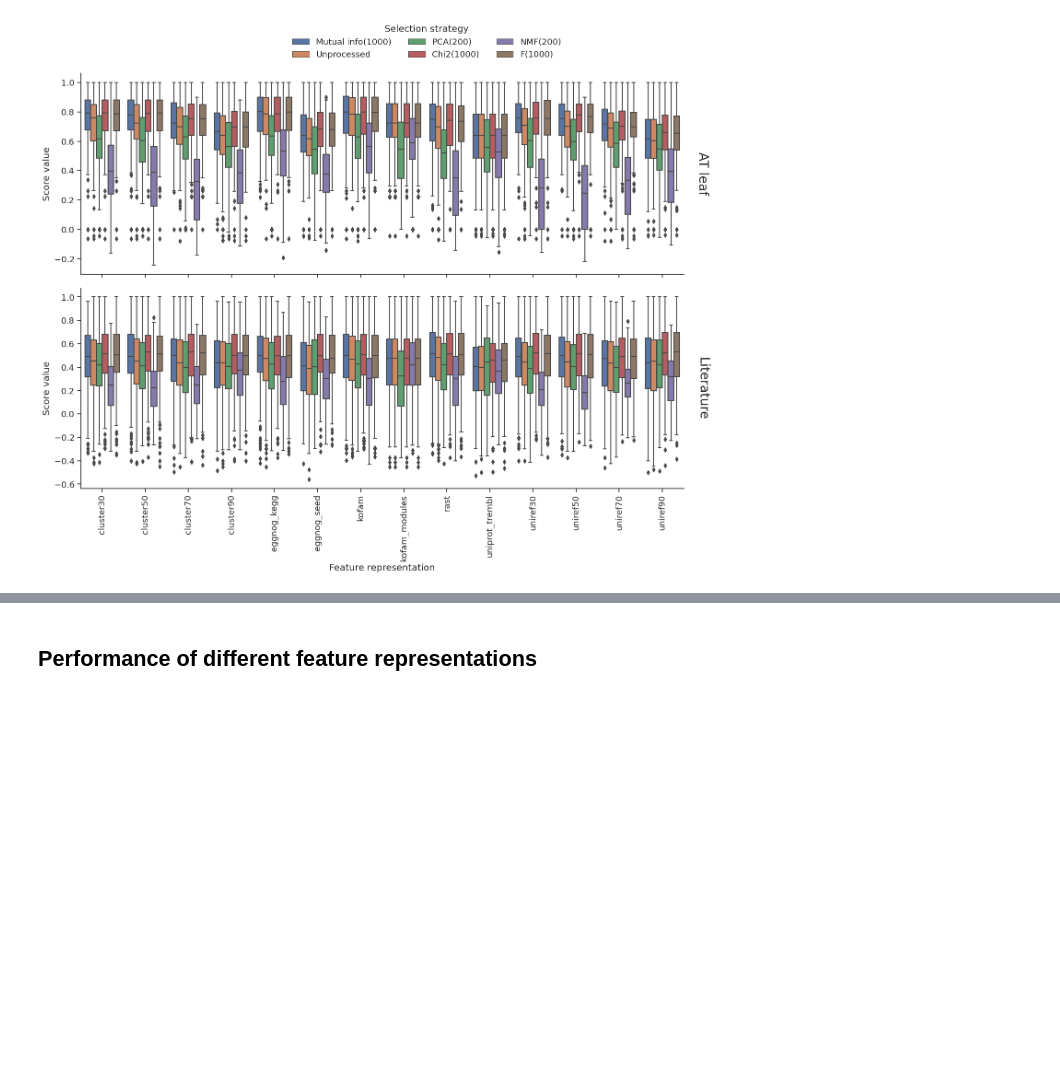
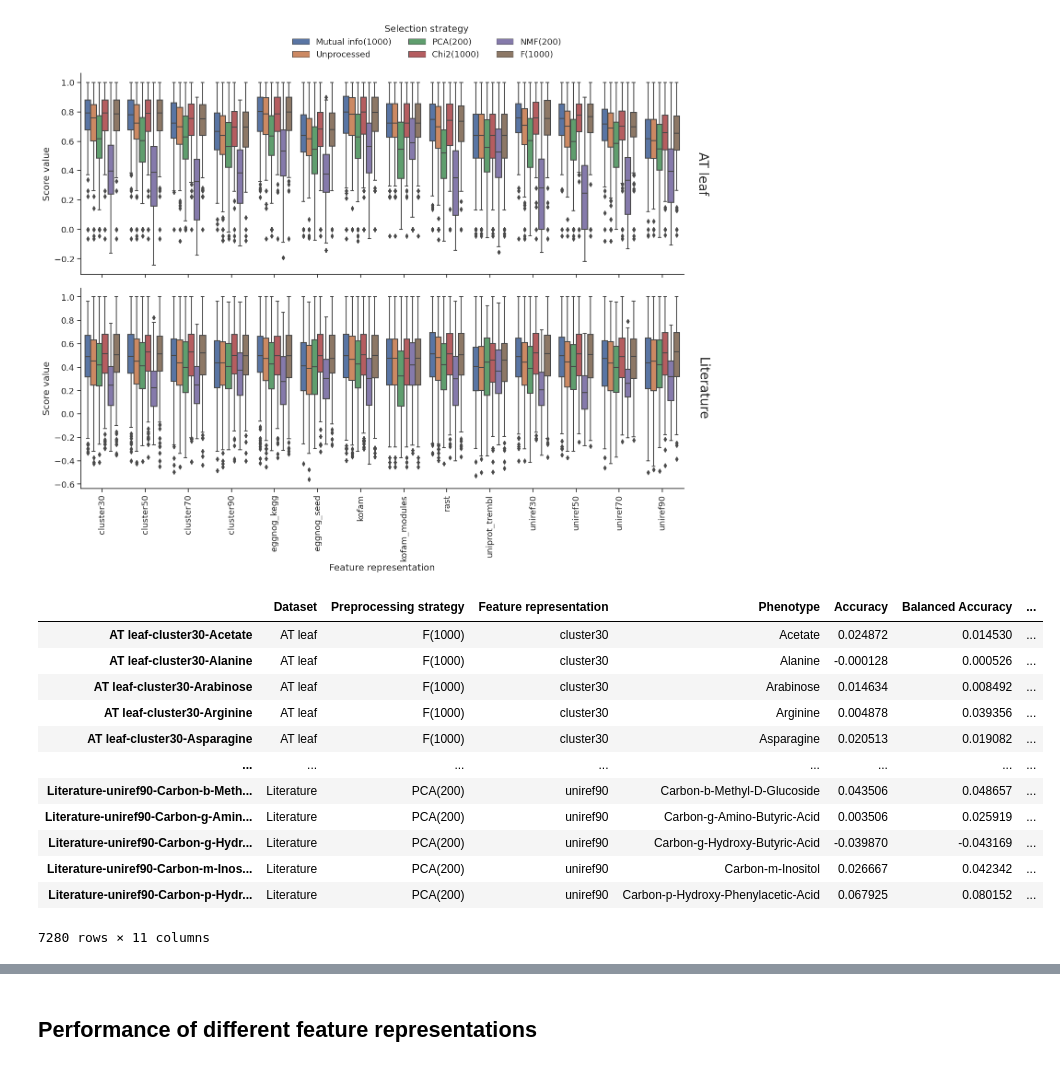
Before and after one commit to kbasecollaborations/trait-prediction, a Jupyter notebook: notebooks/biolog/poster_chleaf_aggregate.ipynb, the cells around one changed output, grey strips where cells are left out. Drawn from its saved outputs; the diff is of its cells as text; code cells hidden in the pictures; blank space fills up the shorter version.

```diff
--- a/notebooks/biolog/poster_chleaf_aggregate.ipynb
+++ b/notebooks/biolog/poster_chleaf_aggregate.ipynb
@@ -188,3 +188,40 @@ sns.move_legend(g, "upper center", ncol=3, bbox_to_anchor=(0.5, 1.1), title="Sel
 # TODO: Color map (gradient for same category)
 # %% [output]
 [figure]
+# %%
+scores_avgfold = (
+    cv_scores_df
+    .groupby(by=["Dataset", "Preprocessing strategy", "Feature representation", "Phenotype"])
+    .mean()
+    .reset_index()
+    .drop("fold_num", axis=1)
+)
+scores = ["Accuracy", "Balanced Accuracy", "MCC", "ROC AUC", "Precision", "Recall", "F1"]
+preprocessing_strategies = set(scores_avgfold["Preprocessing strategy"])
+unprocessed_data = scores_avgfold[scores_avgfold["Preprocessing strategy"] == "Unprocessed"].copy()
+unprocessed_data.index = unprocessed_data["Dataset"] + "-" + unprocessed_data["Feature representation"] + "-" + unprocessed_data["Phenotype"]
+data = []
+for preprocessing_strategy in preprocessing_strategies:
+    if preprocessing_strategy == "Unprocessed":
+        continue
+    preprocessed_data = scores_avgfold[scores_avgfold["Preprocessing strategy"] == preprocessing_strategy].copy()
+    preprocessed_data.index = preprocessed_data["Dataset"] + "-" + preprocessed_data["Feature representation"] + "-" + preprocessed_data["Phenotype"]
+    for score in scores:
+        preprocessed_data[score] = preprocessed_data[score].sub(unprocessed_data[score])
+    data.append(preprocessed_data)
+scores_avgfold_diff = pd.concat(data)
+scores_avgfold_diff
+# %% [output]
+|  | Dataset | Preprocessing strategy | Feature representation | Phenotype | Accuracy | Balanced Accuracy | ... |
+| AT leaf-cluster30-Acetate | AT leaf | F(1000) | cluster30 | Acetate | 0.024872 | 0.014530 | ... |
+| AT leaf-cluster30-Alanine | AT leaf | F(1000) | cluster30 | Alanine | -0.000128 | 0.000526 | ... |
+| AT leaf-cluster30-Arabinose | AT leaf | F(1000) | cluster30 | Arabinose | 0.014634 | 0.008492 | ... |
+| AT leaf-cluster30-Arginine | AT leaf | F(1000) | cluster30 | Arginine | 0.004878 | 0.039356 | ... |
+| AT leaf-cluster30-Asparagine | AT leaf | F(1000) | cluster30 | Asparagine | 0.020513 | 0.019082 | ... |
+| ... | ... | ... | ... | ... | ... | ... | ... |
+| Literature-uniref90-Carbon-b-Meth... | Literature | PCA(200) | uniref90 | Carbon-b-Methyl-D-Glucoside | 0.043506 | 0.048657 | ... |
+| Literature-uniref90-Carbon-g-Amin... | Literature | PCA(200) | uniref90 | Carbon-g-Amino-Butyric-Acid | 0.003506 | 0.025919 | ... |
+| Literature-uniref90-Carbon-g-Hydr... | Literature | PCA(200) | uniref90 | Carbon-g-Hydroxy-Butyric-Acid | -0.039870 | -0.043169 | ... |
+| Literature-uniref90-Carbon-m-Inos... | Literature | PCA(200) | uniref90 | Carbon-m-Inositol | 0.026667 | 0.042342 | ... |
+| Literature-uniref90-Carbon-p-Hydr... | Literature | PCA(200) | uniref90 | Carbon-p-Hydroxy-Phenylacetic-Acid | 0.067925 | 0.080152 | ... |
+7280 rows × 11 columns
```
Also changed, not shown: parts of 4 cells of this notebook, 1 other file.
